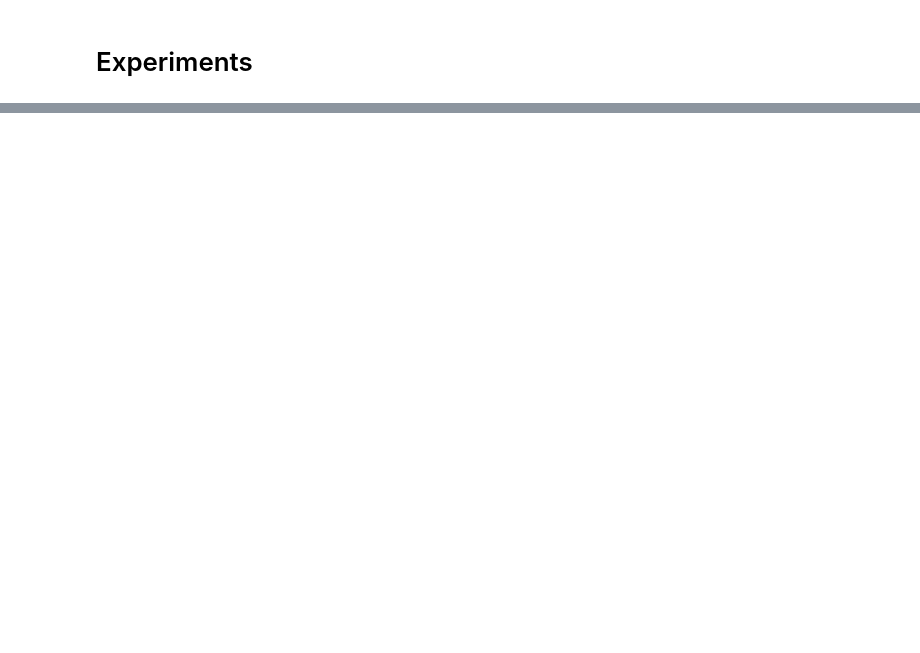
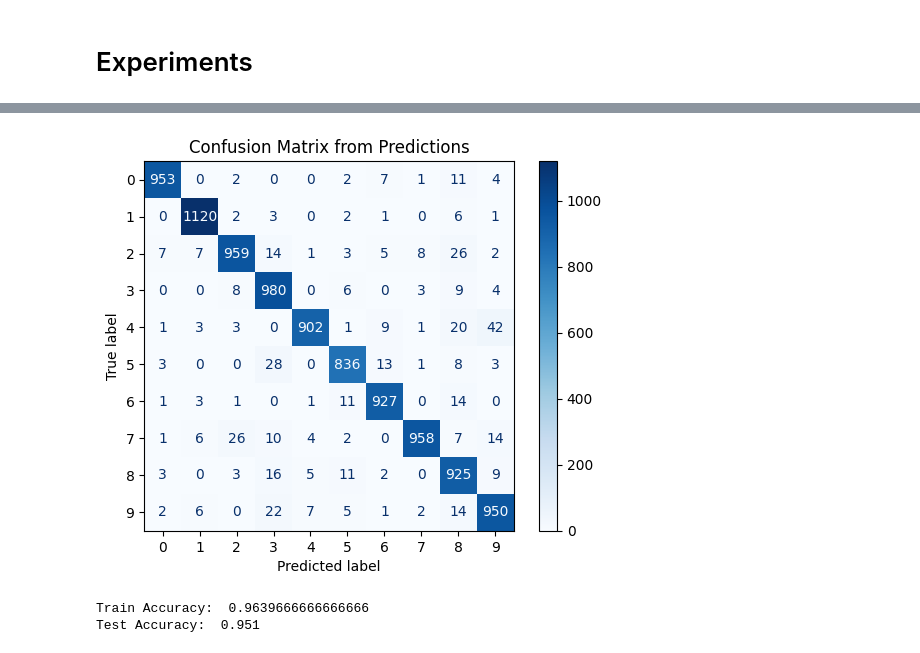
Before and after one commit to xnell90/rmt, a Jupyter notebook: Experiments.ipynb, the cells around one changed output, grey strips where cells are left out. Cells and saved outputs as stored; diff of their text form; code cells hidden in the pictures; blank space fills up the shorter version.

```diff
--- a/Experiments.ipynb
+++ b/Experiments.ipynb
@@ -78,0 +70,15 @@ array([7, 2, 1, ..., 4, 0, 6], shape=(10000,))
+# %%
+from utils import display_confusion_matrix
+
+y_pred = mnist_classifier.predict(X_test)
+display_confusion_matrix(y_test, y_pred)
+# %% [output]
+[figure, added]
+# %%
+from sklearn.metrics import accuracy_score
+
+print("Train Accuracy: ", accuracy_score(y_train, mnist_classifier.predict(X_train)))
+print("Test Accuracy: ", accuracy_score(y_test, y_pred))
+# %% [output]
+Train Accuracy:  0.9639666666666666
+Test Accuracy:  0.951
```
Also changed, not shown: parts of 13 cells of this notebook, 2 other files.
